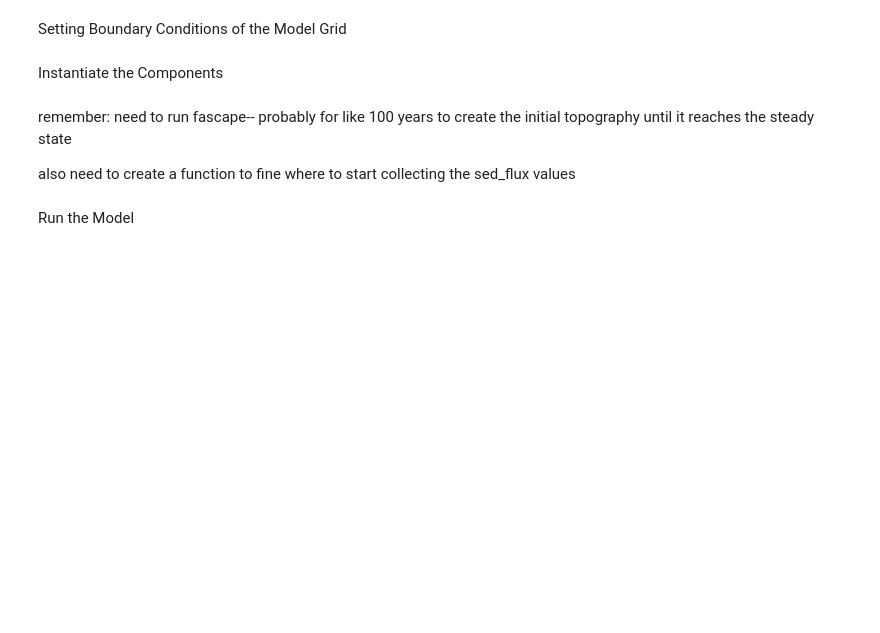
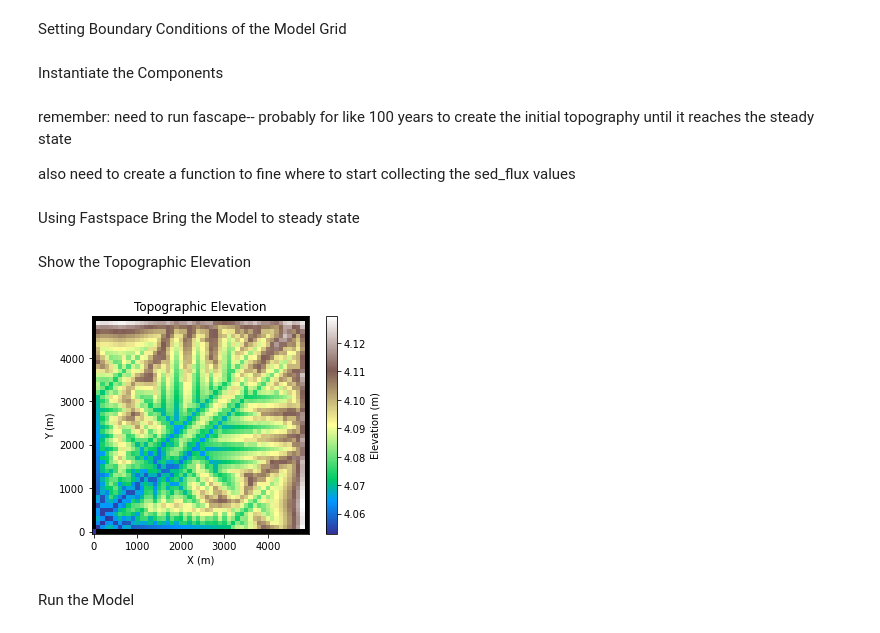
Before and after one commit to gsb223/landlabwork, a Jupyter notebook: testing_code/sampleDEM_SPACE.ipynb, the cells around one changed output. Saved outputs shown, nothing was run; the diff lists cells and outputs as text; code cells hidden in the pictures; blank space fills up the shorter version.

Commit message:
working on making a nice looking model grid

```diff
--- a/testing_code/sampleDEM_SPACE.ipynb
+++ b/testing_code/sampleDEM_SPACE.ipynb
@@ -25,13 +31,13 @@ from landlab.io import read_asc_header #to read in the header of the ascii file
 Setting up the Raster Model
 # %%
 #Set grid parameters
-num_rows = 20
-num_columns = 20
+num_rows = 50
+num_columns = 50
 node_spacing = 100.00
 
 #Set Model Time Parameters
 timestep = 1.0
-run_time = 100 #years
+run_time = 10 #years
 
 uplift_rate = .001 # m/year
 uplift_per_timestep = uplift_rate * timestep
@@ -46,8 +52,8 @@ mg.add_zeros('node', 'topographic__elevation')
 np.random.seed(seed = 5000)
 
 #topographic roughness
-random_noise = np.random.rand(len(mg.node_y)) /1000 #impose topography values on model grid
-mg['node']['topographic__elevation'] += (topo + random_noise)
+#random_noise = np.random.rand(len(mg.node_y)) /1000 #impose topography values on model grid
+
 
 #Add field 'soil__depth' to the grid
 mg.add_zeros('node', 'soil__depth')
@@ -61,7 +67,7 @@ mg.add_zeros('bedrock__elevation', at='node')
 #Sum 'soil__depth' and 'bedrock__elevation' to yield 'topographic elevation'
 mg.at_node["bedrock__elevation"] += (mg.node_y / 10. + mg.node_x / 10. + np.random.rand(len(mg.node_y)) / 10.0)
 
-mg.at_node["bedrock__elevation"][:] = mg.at_node["topographic__elevation"]
+mg.at_node["topographic__elevation"][:] = mg.at_node["bedrock__elevation"]
 mg.at_node["topographic__elevation"][:] += mg.at_node["soil__depth"]
 # %% [markdown]
 Setting Boundary Conditions of the Model Grid
@@ -74,6 +80,7 @@ Instantiate the Components
 # %%
 #Parameters for SPACE and Fastscape
 K_sed = 0.01
+K_sp = 0.001
 K_br = 0.001
 F_f = 0.0
 phi = 0.0
@@ -85,10 +92,16 @@ sp_crit_sed = 0
 sp_crit_br = 0
 
 #Instantiate the Flow accumulator
-fa = PriorityFloodFlowRouter(mg, flow_metric='D8', suppress_out = True)
+fr = PriorityFloodFlowRouter(mg, flow_metric='D8', suppress_out = True)
+
+#Instantiate the Flow accumulator
+fa = FlowAccumulator(mg, flow_director='D8')
+
+#Instantiate the depressionfinder and router as df
+df = DepressionFinderAndRouter(mg,pits = 'flow__sink_flag', reroute_flow = True)
 
 #instantiate the fascape eroder as fsc
-fsc = FastscapeEroder(mg, K_sp,m_sp, n_sp)
+fsc = FastscapeEroder(mg, K_sp, m_sp, n_sp)
 
 #Instantiate SPACE model with chosen parameters as sp
 sp = SpaceLargeScaleEroder(mg, K_sed, K_br, F_f, phi, H_star, v_s, m_sp, n_sp, sp_crit_sed, sp_crit_br)
@@ -96,6 +109,32 @@ sp = SpaceLargeScaleEroder(mg, K_sed, K_br, F_f, phi, H_star, v_s, m_sp, n_sp, s
 remember: need to run fascape-- probably for like 100 years to create the initial topography until it reaches the steady state
 
 also need to create a function to fine where to start collecting the sed_flux values
+# %% [markdown]
+Using Fastspace Bring the Model to steady state
+# %%
+#run for 10 years
+for x in range(10000):
+    #mg.at_node['bedrock__elevation'][:] += uplift_per_timestep  #adding uplift to the bedrock
+    #mg.at_node['topographic__elevation'][:]= mg.at_node['bedrock__elevation'] + mg.at_node['soil__depth'] #changing the elevation to account for the uplift
+    mg.at_node["topographic__elevation"][0] -= 0.001 # Uplift
+    mg.at_node["bedrock__elevation"][0] -= 0.001 # Uplift
+
+    fa.run_one_step()
+    df.map_depressions()
+    fsc.run_one_step(100)
+# %% [markdown]
+Show the Topographic Elevation
+# %%
+#Instantiate figure as empty plot
+figelev = plt.figure()
+
+#Instantiate subplot as empty plot
+plot = plt.subplot()
+
+#Create a topographic elevation plot that shows the elevation of the landscape in diff colors - using landlab utility imshow_grid
+imshow_grid(mg, 'topographic__elevation', plot_name='Topographic Elevation', var_name = 'Elevation', var_units=r'm', grid_units=('m', 'm'), cmap='terrain',color_for_background=None)
+# %% [output]
+[figure, added]
 # %% [markdown]
 Run the Model
 # %%
```
Also changed, not shown: parts of 4 cells of this notebook.
